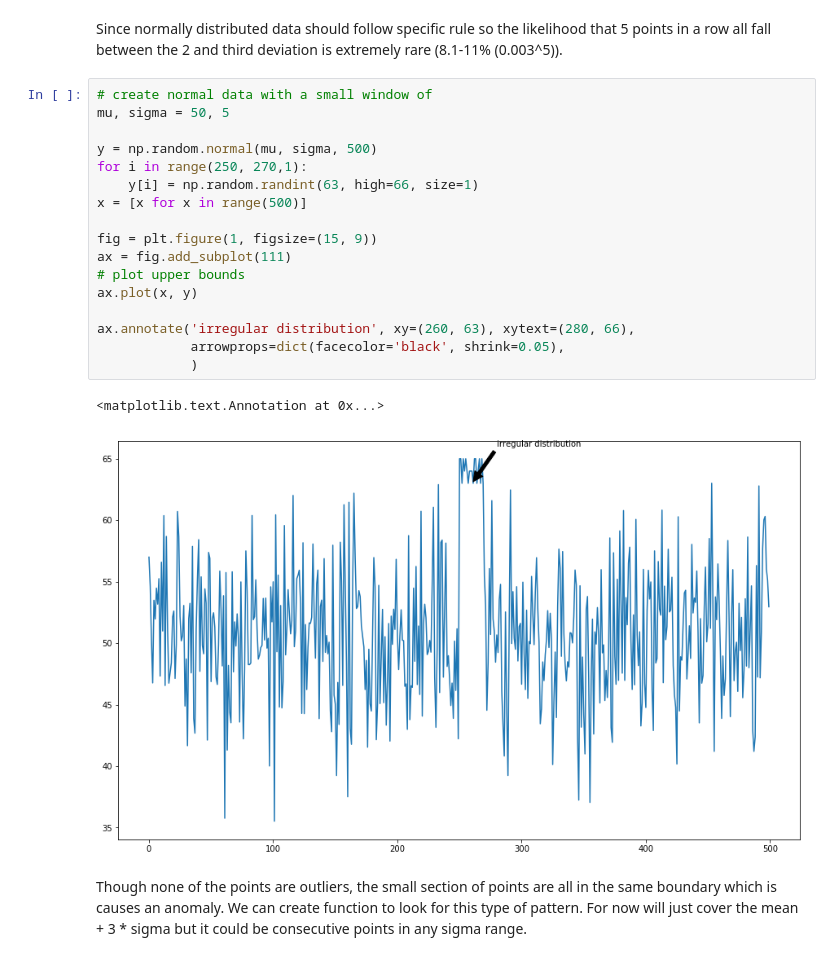
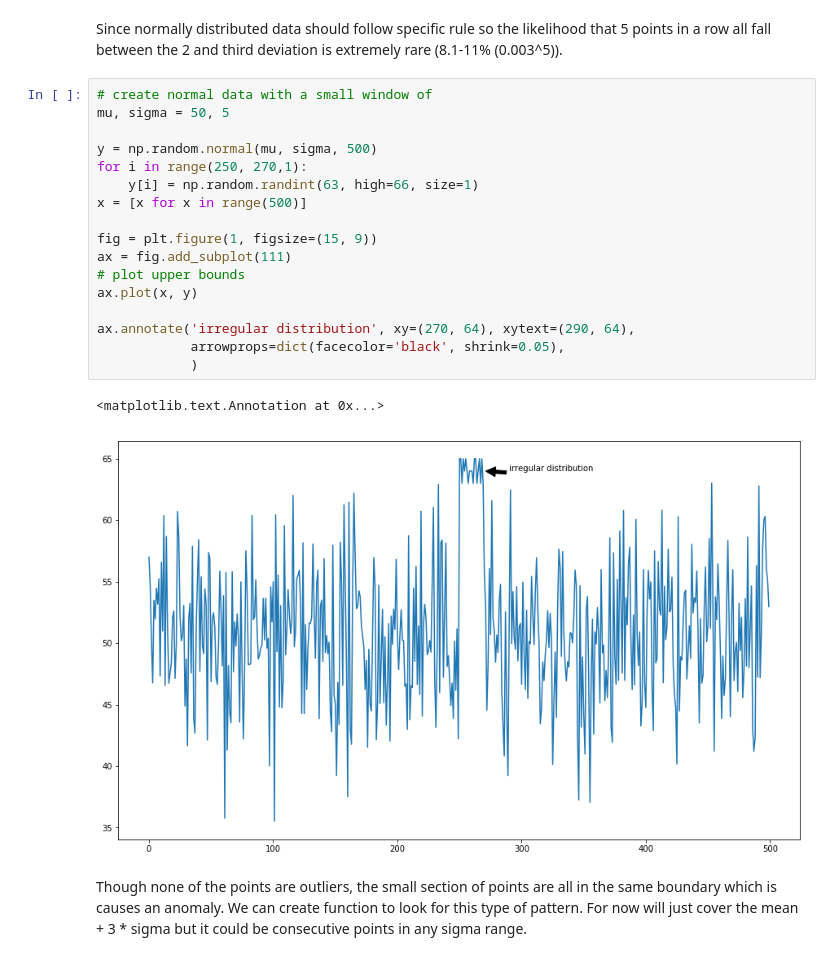
Before and after one commit to mbeale/time_series, a Jupyter notebook: Anomaly Detection.ipynb, the cells around one changed output. Saved outputs shown, nothing was run; the diff lists cells and outputs as text.

```diff
--- a/Anomaly Detection.ipynb
+++ b/Anomaly Detection.ipynb
@@ -68,23 +68,23 @@ Since normally distributed data should follow specific rule so the likelihood th
 # %%
 # create normal data with a small window of
 mu, sigma = 50, 5
 
 y = np.random.normal(mu, sigma, 500)
 for i in range(250, 270,1):
     y[i] = np.random.randint(63, high=66, size=1)
 x = [x for x in range(500)]
 
 fig = plt.figure(1, figsize=(15, 9))
 ax = fig.add_subplot(111)
 # plot upper bounds
 ax.plot(x, y)
 
-ax.annotate('irregular distribution', xy=(260, 63), xytext=(280, 66),
+ax.annotate('irregular distribution', xy=(270, 64), xytext=(290, 64),
             arrowprops=dict(facecolor='black', shrink=0.05),
             )
 # %% [output]
 <matplotlib.text.Annotation at 0x...>
-[figure, old version]
+[figure, new version]
 # %% [markdown]
 Though none of the points are outliers, the small section of points are all in the same boundary which is causes an anomaly.  We can create function to look for this type of pattern.  For now will just cover the mean + 3 * sigma but it could be consecutive points in any sigma range.
 # %%
```
Also changed, not shown: parts of 38 cells of this notebook, 3 other files.
